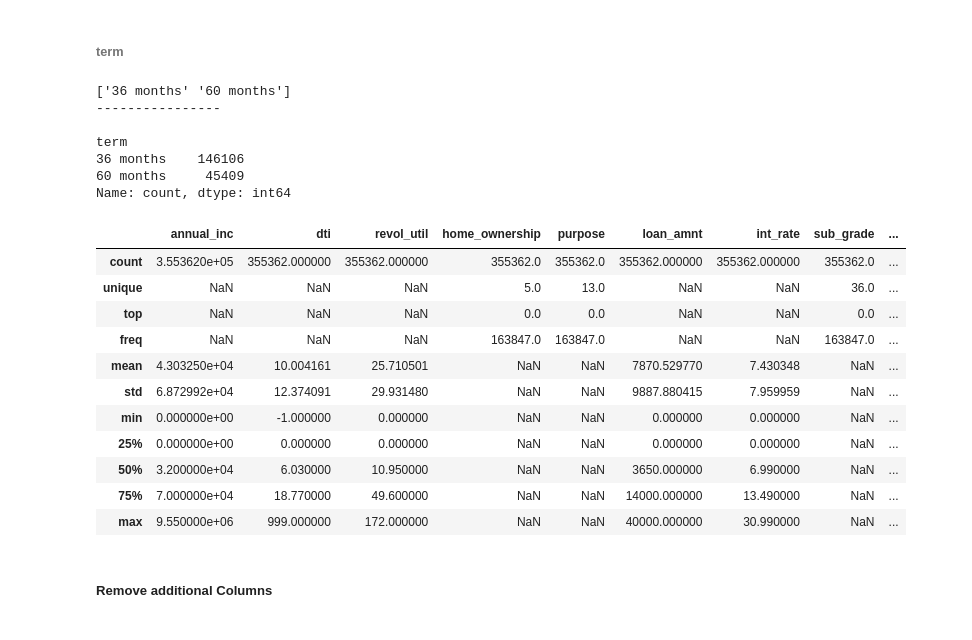
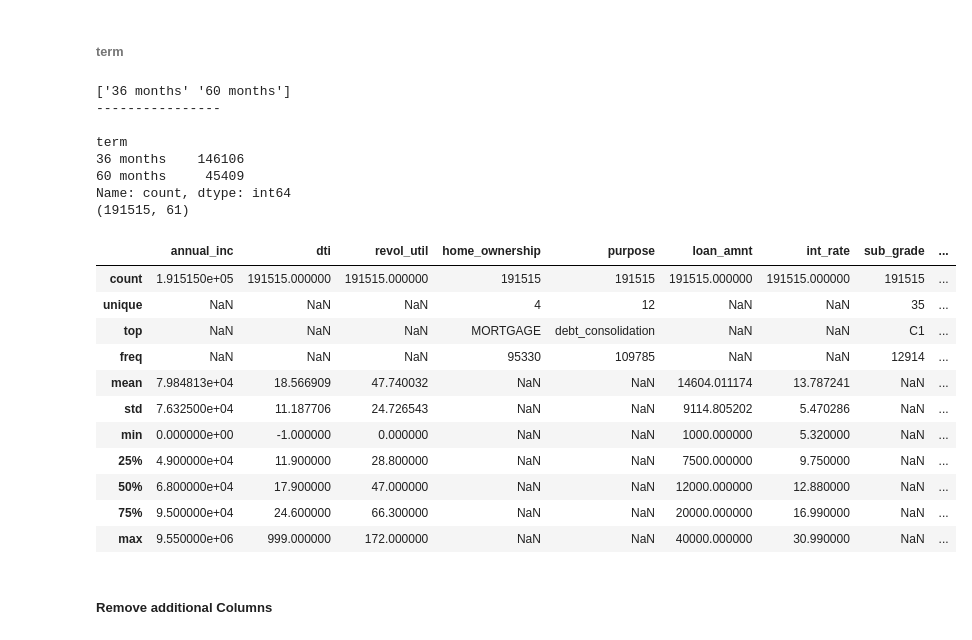
Before and after one commit to SenithDilitha/AIAndInnovation, a Jupyter notebook: LoanStatusPrediction/loan_status_prediction.ipynb, the cells around one changed output. Cells and saved outputs as stored; diff of their text form; code cells hidden in the pictures.

```diff
--- a/LoanStatusPrediction/loan_status_prediction.ipynb
+++ b/LoanStatusPrediction/loan_status_prediction.ipynb
@@ -256,13 +315,13 @@ loan_status
 Fully Paid    1
 Name: count, dtype: int64
 # %%
-df_modified['inq_last_6mths'].fillna(0, inplace=True);    #fill missing value with 0
+df_modified.loc[:, 'inq_last_6mths'] = df_modified['inq_last_6mths'].fillna(0)
 # %%
 ####### revol_util
 null_revol_util_df = df_modified[df_modified['revol_util'].isnull()]
 print(null_revol_util_df['loan_status'].value_counts())
 
-df_modified['revol_util'].fillna(df_modified['revol_util'].mean());
+df_modified['revol_util'] = df_modified['revol_util'].fillna(df_modified['revol_util'].mean())
 # %% [output]
 loan_status
 Fully Paid     102
@@ -481,3 +526,3 @@ Name: count, Length: 659, dtype: int64
 # %%
-df_modified.loc[:, 'earliest_cr_line'] = pd.to_datetime(df_modified['earliest_cr_line'], format='%b-%Y').dt.year
+# df_modified.loc[:, 'earliest_cr_line'] = pd.to_datetime(df_modified['earliest_cr_line'], format='%b-%Y').dt.year
 # %%
@@ -742,24 +742,13 @@ Name: count, dtype: int64
 # %% [markdown]
 ###### addr_state
 # %%
-states_to_encode = df_modified['addr_state'].value_counts()[df_modified['addr_state'].value_counts() > 4000].index
+states_to_encode = [state for state in df_modified.addr_state.value_counts().sort_values(ascending=False).head(17).index]
 
-# Filter the DataFrame to include only the states to encode
-df_filtered = df_modified[df_modified['addr_state'].isin(states_to_encode)]
+for state in states_to_encode:
+    df_modified[state] = np.where(df_modified['addr_state'] == state,  1, 0)
 
-df_filtered.drop_duplicates(inplace=True)
+df_encoded_addr_state = pd.concat([df_encoded_verification_status, df_modified[states_to_encode]], axis=1)
 
-# Initialize and fit OneHotEncoder
-encoder = OneHotEncoder(sparse=False)
-one_hot_encoded = encoder.fit_transform(df_filtered[['addr_state']])
-
-# Get column names for the one-hot encoded columns
-column_names = encoder.get_feature_names_out(['addr_state'])
-
-one_hot_df = pd.DataFrame(one_hot_encoded, columns=column_names)
-
-df_encoded_addr_state = pd.concat([df_encoded_verification_status, one_hot_df], axis=1)
-df_encoded_addr_state.fillna(0, inplace=True)
-
-print(df_encoded_addr_state.describe(include='all'))
+print(df_encoded_addr_state.describe())
+print(df_encoded_addr_state.shape)
 # %% [output]
@@ -789,42 +774,35 @@ max          1.000000
 # %%
 term_types = df_modified['term'].unique()
 print(term_types)
 print('----------------\n')
 print(df_modified['term'].value_counts())
 
-one_hot_encoded = one_hot_encoder.fit_transform(df_modified[['term']])
+one_hot_df = pd.get_dummies(df_encoded_home_ownership['term'], prefix='term')
 
-# Create column names for the one-hot encoded columns
-column_names = one_hot_encoder.get_feature_names_out(['term'])
-
-# Create a DataFrame from the one-hot encoded array
-one_hot_df = pd.DataFrame(one_hot_encoded, columns=column_names)
-
-# Concatenate the original DataFrame with the one-hot encoded DataFrame
 df_encoded_term = pd.concat([df_encoded_addr_state, one_hot_df], axis=1)
 
+print(df_encoded_term.shape)
 df_encoded_term.describe(include='all')
-
-df_encoded_term.describe(include='all')
 # %% [output]
 ['36 months' '60 months']
 ----------------
 
 term
 36 months    146106
 60 months     45409
 Name: count, dtype: int64
+(191515, 61)
 |  | annual_inc | dti | revol_util | home_ownership | purpose | loan_amnt | int_rate | sub_grade | ... |
-| count | 3.553620e+05 | 355362.000000 | 355362.000000 | 355362.0 | 355362.0 | 355362.000000 | 355362.000000 | 355362.0 | ... |
-| unique | NaN | NaN | NaN | 5.0 | 13.0 | NaN | NaN | 36.0 | ... |
-| top | NaN | NaN | NaN | 0.0 | 0.0 | NaN | NaN | 0.0 | ... |
-| freq | NaN | NaN | NaN | 163847.0 | 163847.0 | NaN | NaN | 163847.0 | ... |
-| mean | 4.303250e+04 | 10.004161 | 25.710501 | NaN | NaN | 7870.529770 | 7.430348 | NaN | ... |
-| std | 6.872992e+04 | 12.374091 | 29.931480 | NaN | NaN | 9887.880415 | 7.959959 | NaN | ... |
-| min | 0.000000e+00 | -1.000000 | 0.000000 | NaN | NaN | 0.000000 | 0.000000 | NaN | ... |
-| 25% | 0.000000e+00 | 0.000000 | 0.000000 | NaN | NaN | 0.000000 | 0.000000 | NaN | ... |
-| 50% | 3.200000e+04 | 6.030000 | 10.950000 | NaN | NaN | 3650.000000 | 6.990000 | NaN | ... |
-| 75% | 7.000000e+04 | 18.770000 | 49.600000 | NaN | NaN | 14000.000000 | 13.490000 | NaN | ... |
+| count | 1.915150e+05 | 191515.000000 | 191515.000000 | 191515 | 191515 | 191515.000000 | 191515.000000 | 191515 | ... |
+| unique | NaN | NaN | NaN | 4 | 12 | NaN | NaN | 35 | ... |
+| top | NaN | NaN | NaN | MORTGAGE | debt_consolidation | NaN | NaN | C1 | ... |
+| freq | NaN | NaN | NaN | 95330 | 109785 | NaN | NaN | 12914 | ... |
+| mean | 7.984813e+04 | 18.566909 | 47.740032 | NaN | NaN | 14604.011174 | 13.787241 | NaN | ... |
+| std | 7.632500e+04 | 11.187706 | 24.726543 | NaN | NaN | 9114.805202 | 5.470286 | NaN | ... |
+| min | 0.000000e+00 | -1.000000 | 0.000000 | NaN | NaN | 1000.000000 | 5.320000 | NaN | ... |
+| 25% | 4.900000e+04 | 11.900000 | 28.800000 | NaN | NaN | 7500.000000 | 9.750000 | NaN | ... |
+| 50% | 6.800000e+04 | 17.900000 | 47.000000 | NaN | NaN | 12000.000000 | 12.880000 | NaN | ... |
+| 75% | 9.500000e+04 | 24.600000 | 66.300000 | NaN | NaN | 20000.000000 | 16.990000 | NaN | ... |
 | max | 9.550000e+06 | 999.000000 | 172.000000 | NaN | NaN | 40000.000000 | 30.990000 | NaN | ... |
 # %% [markdown]
 ##### Remove additional Columns
```
Also changed, not shown: parts of 38 cells of this notebook.
